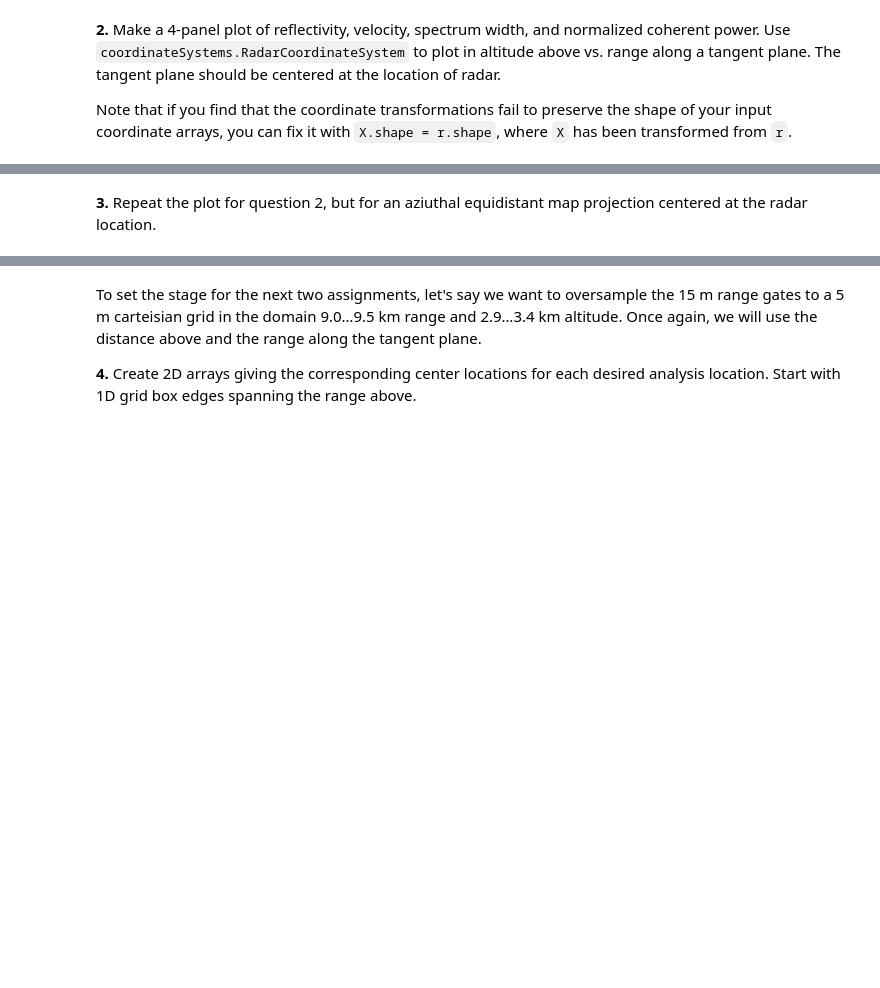
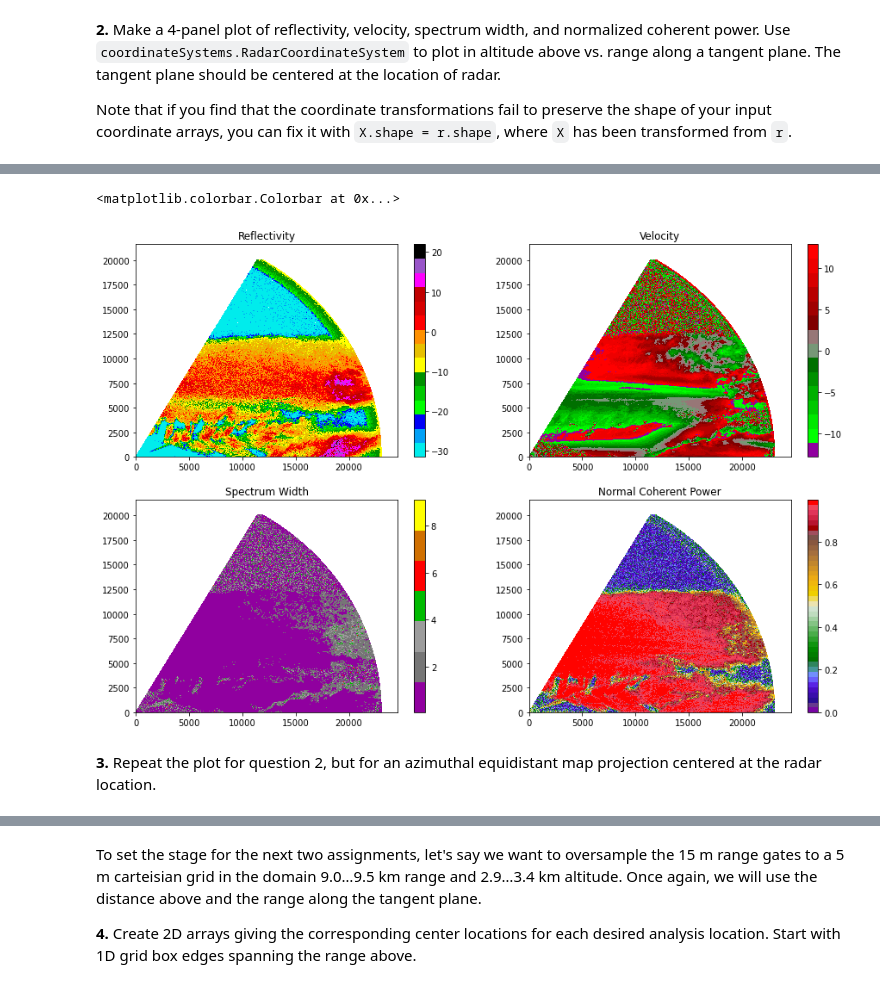
Before and after one commit to jillianndufort/Data-Fields, a Jupyter notebook: Homework 3-Dufort.ipynb, the cells around one changed output, grey strips where cells are left out. Cells and saved outputs as stored; diff of their text form; code cells hidden in the pictures; blank space fills up the shorter version.

Commit message:
Question 1, 2, and 3 done

```diff
--- a/Homework 3-Dufort.ipynb
+++ b/Homework 3-Dufort.ipynb
@@ -118,13 +118,13 @@ scan_idx = 1
 # %% [markdown]
 **1.** Let's start by preparing the coordinates needed to plot a scan. Write a function that takes a radar dataset and scan index, and returns  D arrays of ranges, azimuths, and elevations that correspond to the edges of each radar sample (a.k.a., each gate). Your function should return three separate 2d variables, as you see in the sample function call below. I found it helpful to visualize how the coordinates were distributed in 2D a quick, unlableled plot of each coordinate: `plt.imshow(r)`.
 # %%
+idx_start = d.sweep_start_ray_index[scan_idx]
+idx_end = d.sweep_end_ray_index[scan_idx]
+
 def spherical_coords(data, scan):
-    idx_start = data.sweep_start_ray_index[scan].values
-    idx_end = data.sweep_end_ray_index[scan].values
-
     r_1d = np.array(data.range)
-    az_1d = np.array(data.azimuth[idx_start:idx_end+1])
-    el_1d = np.array(data.elevation[idx_start:idx_end+1])
+    az_1d = np.array(data.azimuth[idx_start.values:idx_end.values+1])
+    el_1d = np.array(data.elevation[idx_start.values:idx_end.values+1])
 
     return r_1d, az_1d, el_1d
 
@@ -133,15 +133,16 @@ r, az, el = spherical_coords(d, scan_idx)
 # print(az.shape)
 # print(el.shape)
 
-def coords_2d(data, scan):
-    range, azimuth, elevation = spherical_coords(data, scan)
+def coords_2d(r, az, el):
+    #ranges, azimuth, elevation = spherical_coords(data, scan)
 
-    r_2d, az_2d = np.meshgrid(range, azimuth)
-    el_2d = np.full_like(az_2d, el[0])
+    r_2d, az_2d = np.meshgrid(r, az)
+    r_2d, el_2d = np.meshgrid(r, el)
+    #el_2d = np.full_like(az_2d, el[0])
 
     return r_2d, az_2d, el_2d
 
-range_2d, azimuth_2d, elevation_2d = coords_2d(d, scan_idx)
+range_2d, azimuth_2d, elevation_2d = coords_2d(r, az, el)
 
 # print(range_2d.shape)
 # print(azimuth_2d.shape)
@@ -205,2 +182,27 @@ ValueError: cannot reshape array of size 976276 into shape (1666,)
+# %%
+fig, axs = plt.subplots(2,2, squeeze=False, figsize=(15,10))
+
+im1 = axs[0,0].pcolormesh(X1, Z1, reflect, cmap = NWSReflectivity)
+axs[0,0].set_title('Reflectivity')
+#axs[0,0].set_xlabel('Time (UTC)')
+plt.colorbar(im1, ax=axs[0,0])
+
+im2 = axs[0,1].pcolormesh(X1, Z1, velocity, cmap = NWSVelocity)
+axs[0,1].set_title('Velocity')
+#axs[0,1].set_xlabel('Time (UTC)')
+plt.colorbar(im2, ax=axs[0,1])
+
+im3 = axs[1,0].pcolormesh(X1, Z1, spec_wid, cmap = NWSSpecWidth)
+axs[1,0].set_title('Spectrum Width')
+#axs[1,0].set_xlabel('Time (UTC)')
+plt.colorbar(im3, ax=axs[1,0])
+
+im4 = axs[1,1].pcolormesh(X1, Z1, norm_co_power, cmap = NWSNorm)
+axs[1,1].set_title('Normal Coherent Power')
+#axs[1,1].set_xlabel('Time (UTC)')
+plt.colorbar(im4, ax=axs[1,1])
+# %% [output]
+<matplotlib.colorbar.Colorbar at 0x...>
+[figure, added]
 # %% [markdown]
-**3.** Repeat the plot for question 2, but for an aziuthal equidistant map projection centered at the radar location.
+**3.** Repeat the plot for question 2, but for an azimuthal equidistant map projection centered at the radar location.
```
Also changed, not shown: parts of 3 cells of this notebook.
